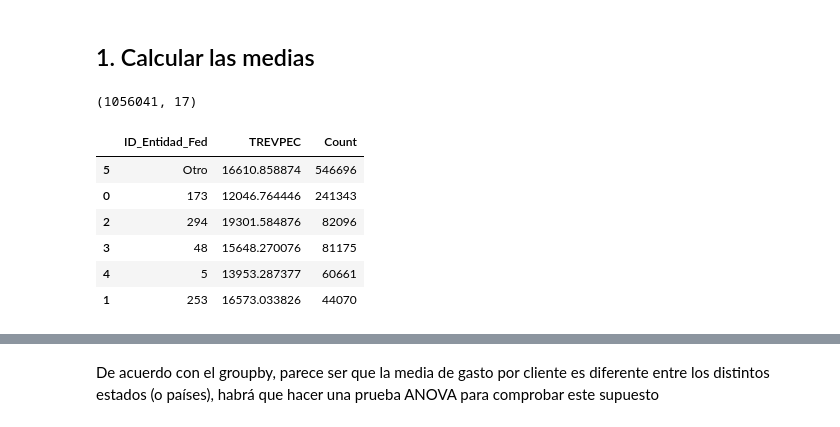
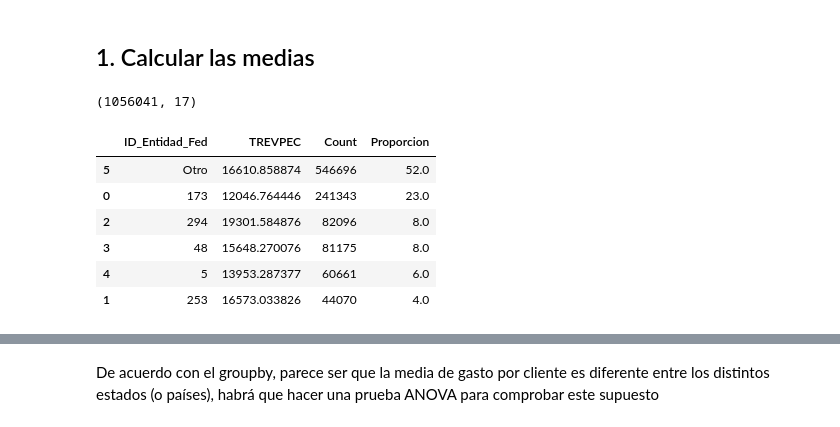
Before and after one commit to Azahramirez/claseMreporeto, a Jupyter notebook: notebooks/Notebook2_DataAnalysis_TocEdos.ipynb, the cells around one changed output, grey strips where cells are left out. Drawn from its saved outputs; the diff is of its cells as text; code cells hidden in the pictures.

```diff
--- a/notebooks/Notebook2_DataAnalysis_TocEdos.ipynb
+++ b/notebooks/Notebook2_DataAnalysis_TocEdos.ipynb
@@ -60,23 +62,24 @@ Entre la media de TREVPEC por estado de origen de los clientes:
 # %%
 # Remove the rows where 'cto_noc' is 0
 ocupaciones=ocupaciones[ocupaciones['cto_noc'] !=0 ]
 ocupaciones=ocupaciones[ocupaciones['ing_hab'] !=0 ]
 ocupaciones=ocupaciones[ocupaciones['ing_hab'] >1 ]
 print(ocupaciones.shape)
 topomeanADR=ocupaciones.groupby('ID_Entidad_Fed')['TREVPEC'].mean().reset_index()
 # change the name of the column to 'Fecha_hoy' for consistency
 topcuenta=ocupaciones.groupby('ID_Entidad_Fed')["Fecha_hoy"].count()
 topcuenta.rename('Count', inplace=True)
 
 merged_df = pd.merge(topomeanADR, topcuenta, on='ID_Entidad_Fed', how='inner')
 merged_df.sort_values(by='Count', ascending=False, inplace=True)
+merged_df['Proporcion'] = round(merged_df['Count'] / merged_df['Count'].sum(),2)*100
 merged_df
 # %% [output]
 (1056041, 17)
-|  | ID_Entidad_Fed | TREVPEC | Count |
-| 5 | Otro | 16610.858874 | 546696 |
-| 0 | 173 | 12046.764446 | 241343 |
-| 2 | 294 | 19301.584876 | 82096 |
-| 3 | 48 | 15648.270076 | 81175 |
-| 4 | 5 | 13953.287377 | 60661 |
-| 1 | 253 | 16573.033826 | 44070 |
+|  | ID_Entidad_Fed | TREVPEC | Count | Proporcion |
+| 5 | Otro | 16610.858874 | 546696 | 52.0 |
+| 0 | 173 | 12046.764446 | 241343 | 23.0 |
+| 2 | 294 | 19301.584876 | 82096 | 8.0 |
+| 3 | 48 | 15648.270076 | 81175 | 8.0 |
+| 4 | 5 | 13953.287377 | 60661 | 6.0 |
+| 1 | 253 | 16573.033826 | 44070 | 4.0 |
```
Also changed, not shown: parts of 6 cells of this notebook, 10 other files.
